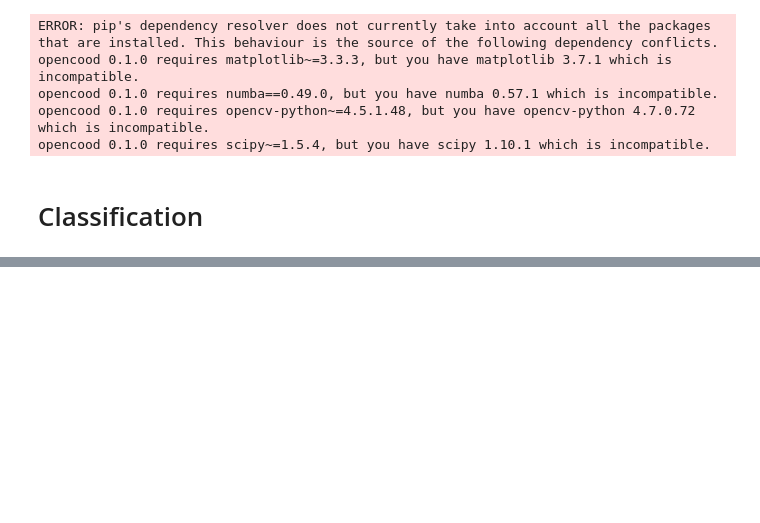
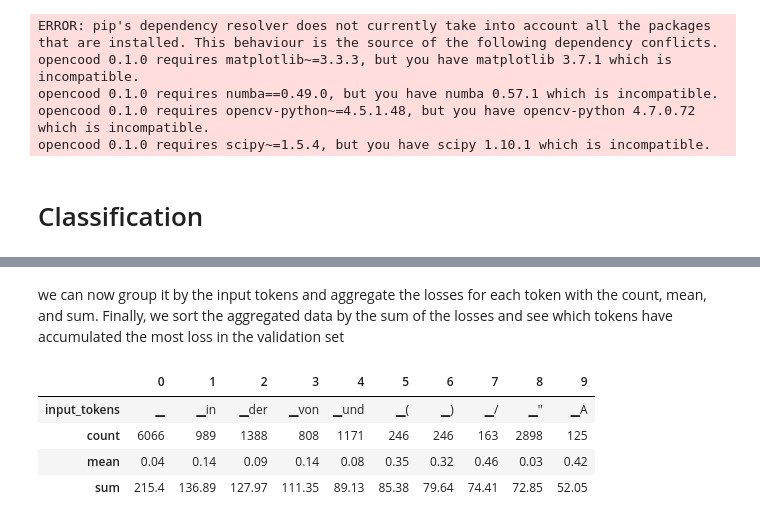
Before and after one commit to lkk688/DeepDataMiningLearning, a Jupyter notebook: nlp/BERTNER.ipynb, the cells around one changed output, grey strips where cells are left out. Saved outputs shown, nothing was run; the diff lists cells and outputs as text; code cells hidden in the pictures; blank space fills up the shorter version.

```diff
--- a/nlp/BERTNER.ipynb
+++ b/nlp/BERTNER.ipynb
@@ -173,0 +672,8 @@ opencood 0.1.0 requires scipy~=1.5.4, but you have scipy 1.10.1 which is incompa
+# %%
+from transformers import Trainer
+
+trainer = Trainer(model_init=model_init, args=training_args,
+                  data_collator=data_collator, compute_metrics=compute_metrics,
+                  train_dataset=panx_de_encoded["train"],
+                  eval_dataset=panx_de_encoded["validation"],
+                  tokenizer=xlmr_tokenizer)
@@ -173,0 +789,19 @@ opencood 0.1.0 requires scipy~=1.5.4, but you have scipy 1.10.1 which is incompa
+# %% [markdown]
+we can now group it by the input tokens and aggregate the losses for each token with the count, mean, and sum. Finally, we sort the aggregated data by the sum of the losses and see which tokens have accumulated the most loss in the validation set
+# %%
+(
+    df_tokens.groupby("input_tokens")[["loss"]]
+    .agg(["count", "mean", "sum"])
+    .droplevel(level=0, axis=1)  # Get rid of multi-level columns
+    .sort_values(by="sum", ascending=False)
+    .reset_index()
+    .round(2)
+    .head(10)
+    .T
+)
+# %% [output]
+|  | 0 | 1 | 2 | 3 | 4 | 5 | 6 | 7 | 8 | 9 |
+| input_tokens | ▁ | ▁in | ▁der | ▁von | ▁und | ▁( | ▁) | ▁/ | ▁'' | ▁A |
+| count | 6066 | 989 | 1388 | 808 | 1171 | 246 | 246 | 163 | 2898 | 125 |
+| mean | 0.04 | 0.14 | 0.09 | 0.14 | 0.08 | 0.35 | 0.32 | 0.46 | 0.03 | 0.42 |
+| sum | 215.4 | 136.89 | 127.97 | 111.35 | 89.13 | 85.38 | 79.64 | 74.41 | 72.85 | 52.05 |
```
Also changed, not shown: parts of 88 cells of this notebook.
